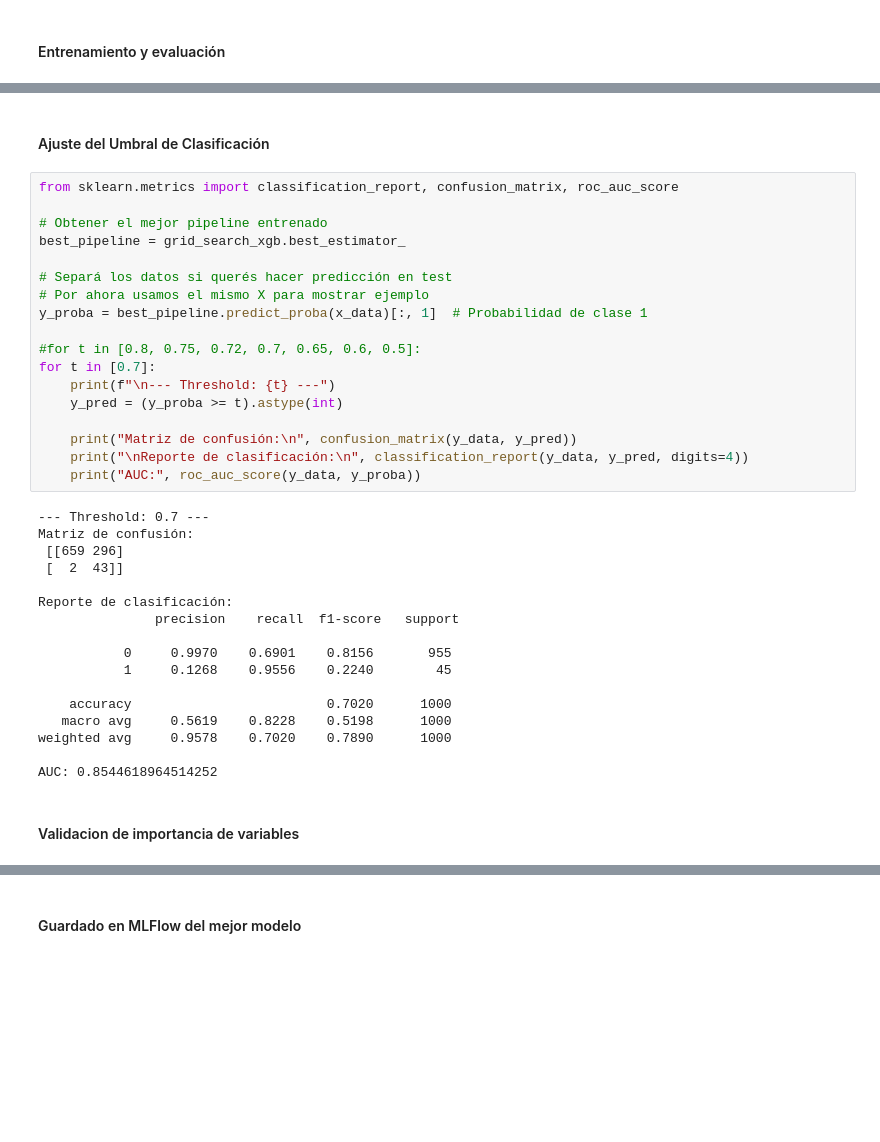
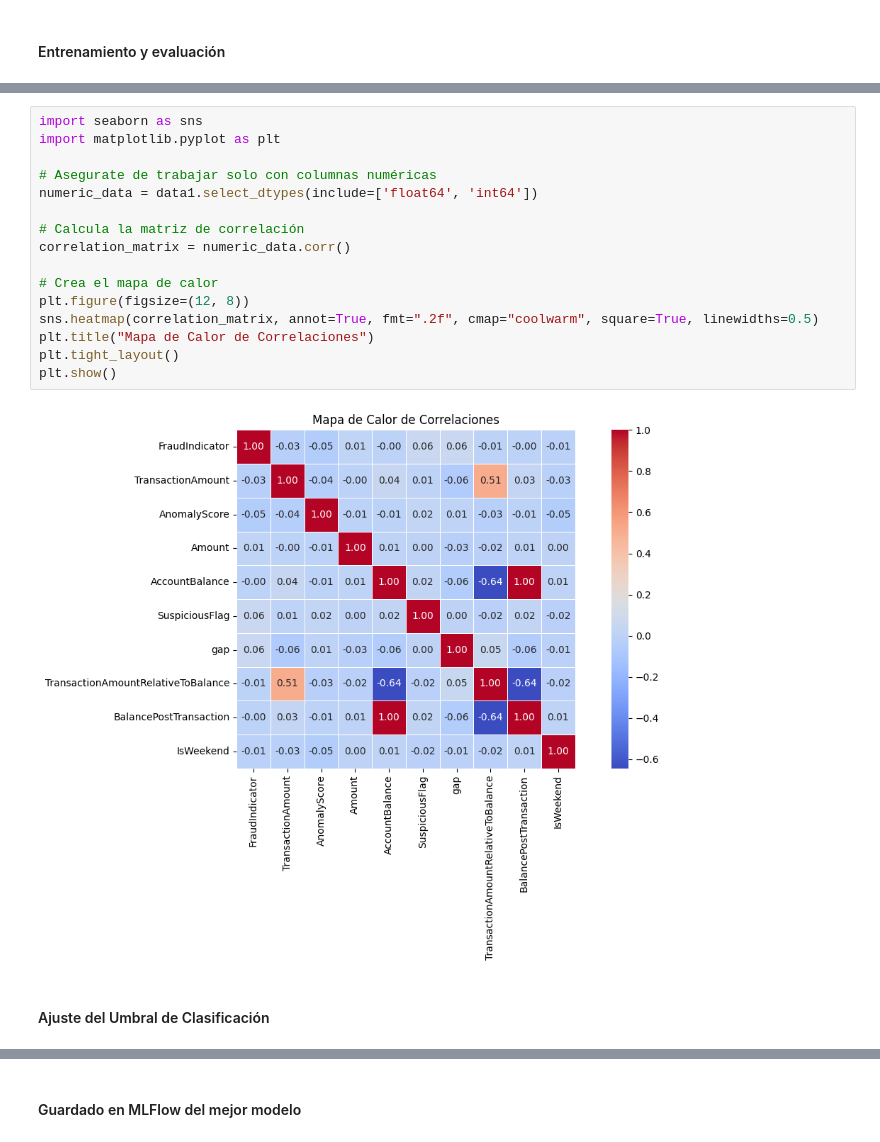
Before and after one commit to Camilabperez/Deteccion-fraude-ML, a Jupyter notebook: training/fraud-detection.ipynb, the cells around one changed output, grey strips where cells are left out. Drawn from its saved outputs; the diff is of its cells as text; blank space fills up the shorter version.

```diff
--- a/fraud-detection.ipynb
+++ b/training/fraud-detection.ipynb
@@ -735,39 +830,20 @@ Mejor puntuación: 0.6228621291448515
+# %%
+import seaborn as sns
+import matplotlib.pyplot as plt
+
+# Asegurate de trabajar solo con columnas numéricas
+numeric_data = data1.select_dtypes(include=['float64', 'int64'])
+
+# Calcula la matriz de correlación
+correlation_matrix = numeric_data.corr()
+
+# Crea el mapa de calor
+plt.figure(figsize=(12, 8))
+sns.heatmap(correlation_matrix, annot=True, fmt=".2f", cmap="coolwarm", square=True, linewidths=0.5)
+plt.title("Mapa de Calor de Correlaciones")
+plt.tight_layout()
+plt.show()
+# %% [output]
+[figure, added]
 # %% [markdown]
 #### Ajuste del Umbral de Clasificación
-# %%
-from sklearn.metrics import classification_report, confusion_matrix, roc_auc_score
-
-# Obtener el mejor pipeline entrenado
-best_pipeline = grid_search_xgb.best_estimator_
-
-# Separá los datos si querés hacer predicción en test
-# Por ahora usamos el mismo X para mostrar ejemplo
-y_proba = best_pipeline.predict_proba(x_data)[:, 1]  # Probabilidad de clase 1
-
-#for t in [0.8, 0.75, 0.72, 0.7, 0.65, 0.6, 0.5]:
-for t in [0.7]:
-    print(f"\n--- Threshold: {t} ---")
-    y_pred = (y_proba >= t).astype(int)
-
-    print("Matriz de confusión:\n", confusion_matrix(y_data, y_pred))
-    print("\nReporte de clasificación:\n", classification_report(y_data, y_pred, digits=4))
-    print("AUC:", roc_auc_score(y_data, y_proba))
-# %% [output]
---- Threshold: 0.7 ---
-Matriz de confusión:
- [[659 296]
- [  2  43]]
-
-Reporte de clasificación:
-               precision    recall  f1-score   support
-
-           0     0.9970    0.6901    0.8156       955
-           1     0.1268    0.9556    0.2240        45
-
-    accuracy                         0.7020      1000
-   macro avg     0.5619    0.8228    0.5198      1000
-weighted avg     0.9578    0.7020    0.7890      1000
-
-AUC: 0.8544618964514252
-# %% [markdown]
-#### Validacion de importancia de variables
```
Also changed, not shown: parts of 25 cells of this notebook, 58 other files.
